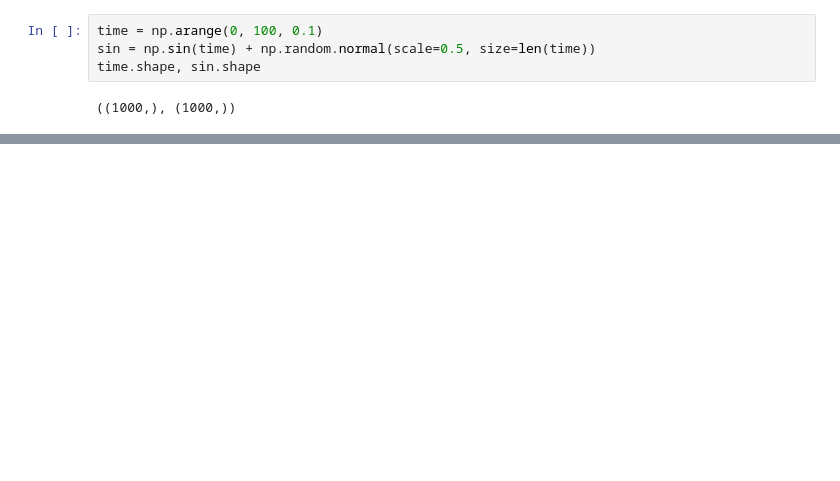
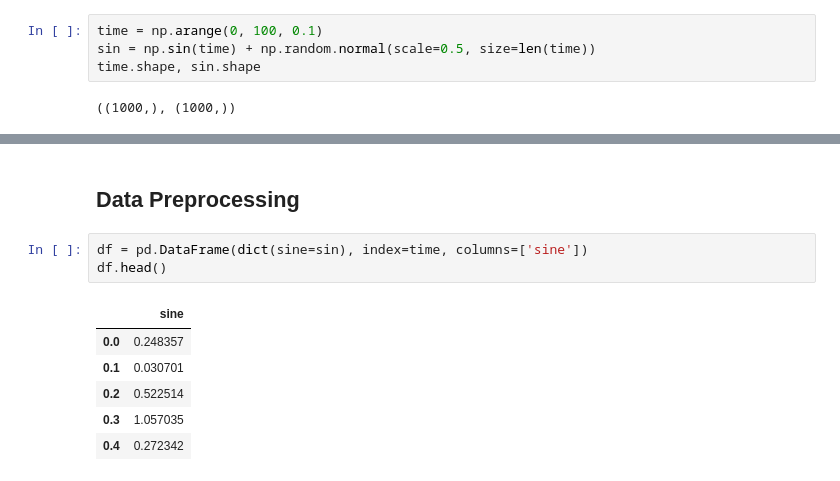
Before and after one commit to eytancanzini/ml_forecasting, a Jupyter notebook: tutorials/time-series.ipynb, the cells around one changed output, grey strips where cells are left out. Saved outputs shown, nothing was run; the diff lists cells and outputs as text; blank space fills up the shorter version.

```diff
--- a/tutorials/time-series.ipynb
+++ b/tutorials/time-series.ipynb
@@ -28,0 +31,12 @@ plt.show()
+# %% [markdown]
+## Data Preprocessing
+# %%
+df = pd.DataFrame(dict(sine=sin), index=time, columns=['sine'])
+df.head()
+# %% [output]
+|  | sine |
+| 0.0 | 0.248357 |
+| 0.1 | 0.030701 |
+| 0.2 | 0.522514 |
+| 0.3 | 1.057035 |
+| 0.4 | 0.272342 |
```
Also changed, not shown: parts of 9 cells of this notebook, 2 other files.
